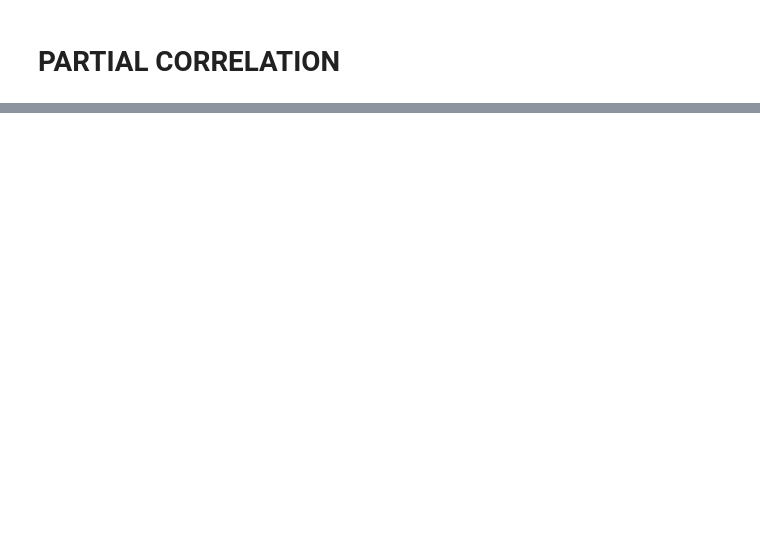
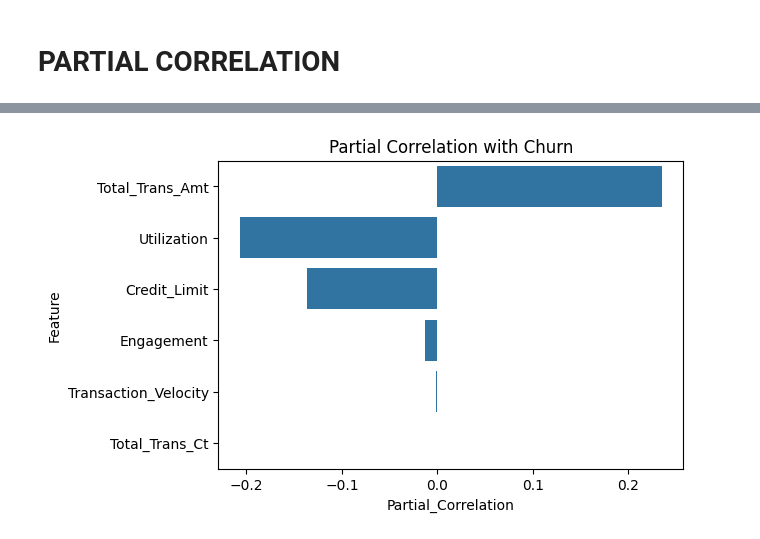
Before and after one commit to ommishra03/Customer_Spending_-_Engagement_Analytics, a Jupyter notebook: Statistical_Analysis/03_multivariate_patterns.ipynb, the cells around one changed output, grey strips where cells are left out. Cells and saved outputs as stored; diff of their text form; code cells hidden in the pictures; blank space fills up the shorter version.

```diff
--- a/Statistical_Analysis/03_multivariate_patterns.ipynb
+++ b/Statistical_Analysis/03_multivariate_patterns.ipynb
@@ -84,0 +105,25 @@ KeyError: 'Transaction_Velocity'
+# %%
+features = [
+    "Transaction_Velocity",
+    "Engagement",
+    "Utilization",
+    "Credit_Limit",
+    "Total_Trans_Amt",
+    "Total_Trans_Ct"
+]
+
+results = []
+
+for col in features:
+    x = df[col]
+    y = df["Attrition_Flag"]
+    z = df[[f for f in features if f != col]]
+
+    pcorr = partial_corr(x, y, z)
+    results.append([col, pcorr])
+
+pcorr_df = pd.DataFrame(results, columns=["Feature", "Partial_Correlation"])
+
+pcorr_df = pcorr_df.sort_values(by="Partial_Correlation", key=abs, ascending=False)
+
+pcorr_df
@@ -84,0 +138,7 @@ KeyError: 'Transaction_Velocity'
+# %%
+plt.figure(figsize=(6,4))
+sns.barplot(x="Partial_Correlation", y="Feature", data=pcorr_df)
+plt.title("Partial Correlation with Churn")
+plt.show()
+# %% [output]
+[figure, added]
```
Also changed, not shown: parts of 29 cells of this notebook, 2 other files.
